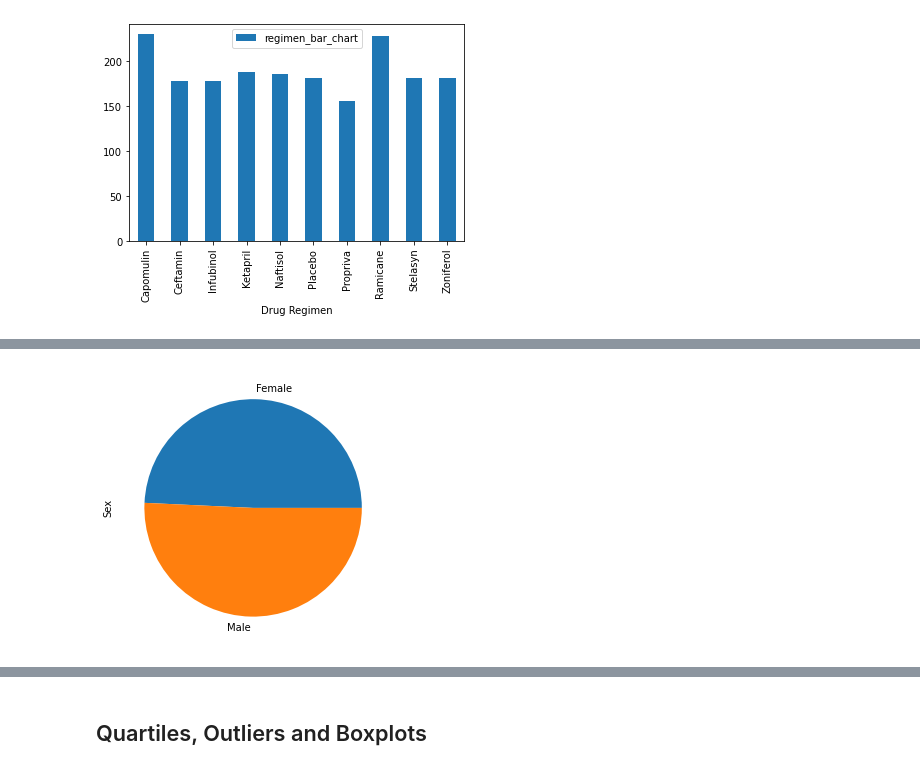
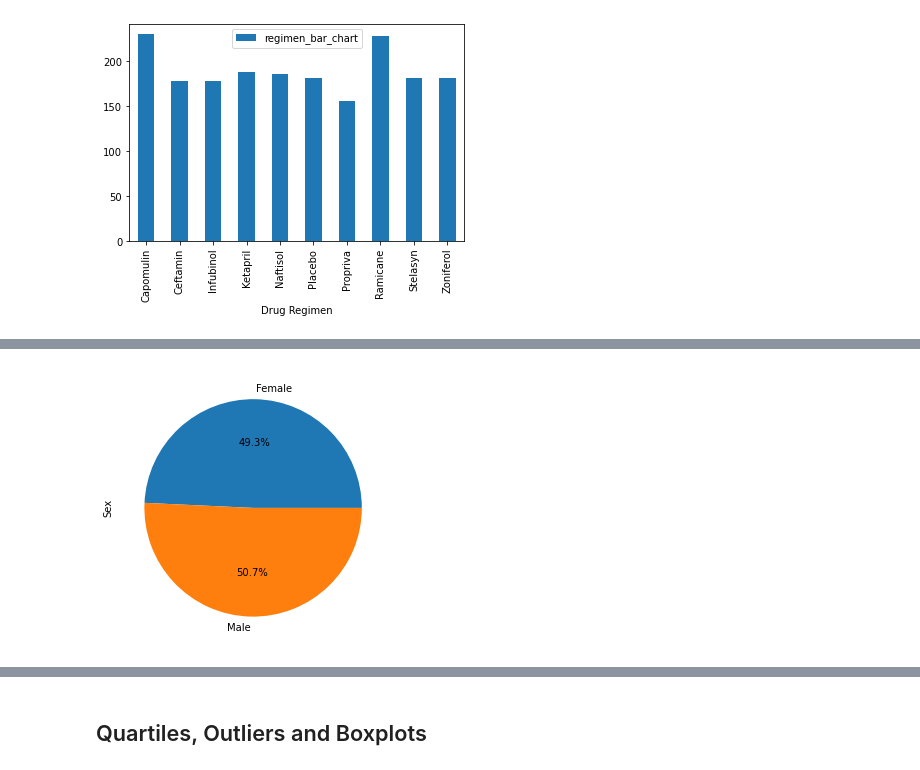
Before and after one commit to MMidwinter/matplotlib-challenge, a Jupyter notebook: Pymaceuticals/pymaceuticals_starter.ipynb, the cells around one changed output, grey strips where cells are left out. Saved outputs shown, nothing was run; the diff lists cells and outputs as text; code cells hidden in the pictures.

```diff
--- a/Pymaceuticals/pymaceuticals_starter.ipynb
+++ b/Pymaceuticals/pymaceuticals_starter.ipynb
@@ -166,12 +167,12 @@ plt.xticks(rotation=90)
 # %%
 # Generate a pie plot showing the distribution of female versus male mice using pandas
 gender_df = cleaned_mouse_df.groupby(['Sex'])
 gender_count = gender_df['Sex'].count()
 genders = gender_count.index.values
 
-gender_pie = gender_count.plot.pie(y='Count', figsize=(5, 5))
+gender_pie = gender_count.plot.pie(y='Count', figsize=(5, 5), autopct='%1.1f%%')
 # %% [output]
-[figure, old version]
+[figure, new version]
 # %%
 # Generate a pie plot showing the distribution of female versus male mice using pyplot
 explode = (0.1,0)
```
Also changed, not shown: parts of 4 cells of this notebook.
